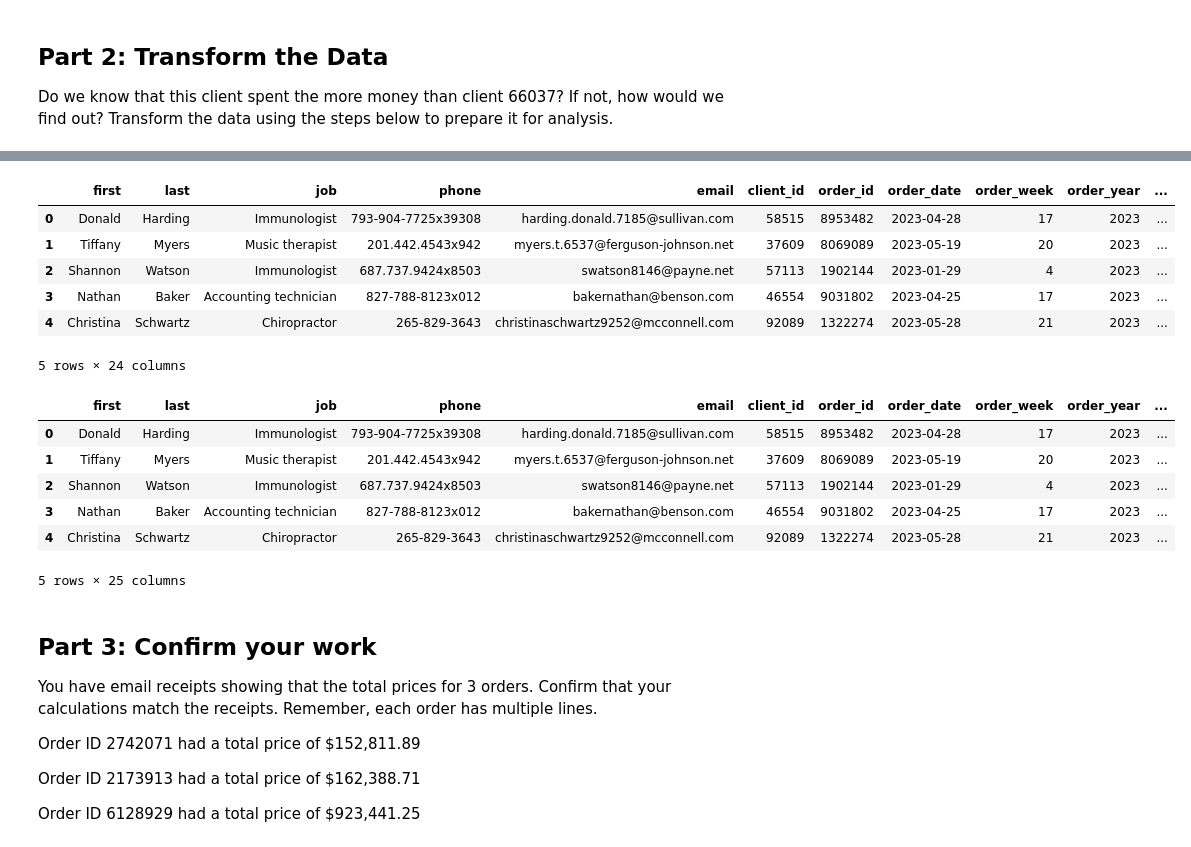
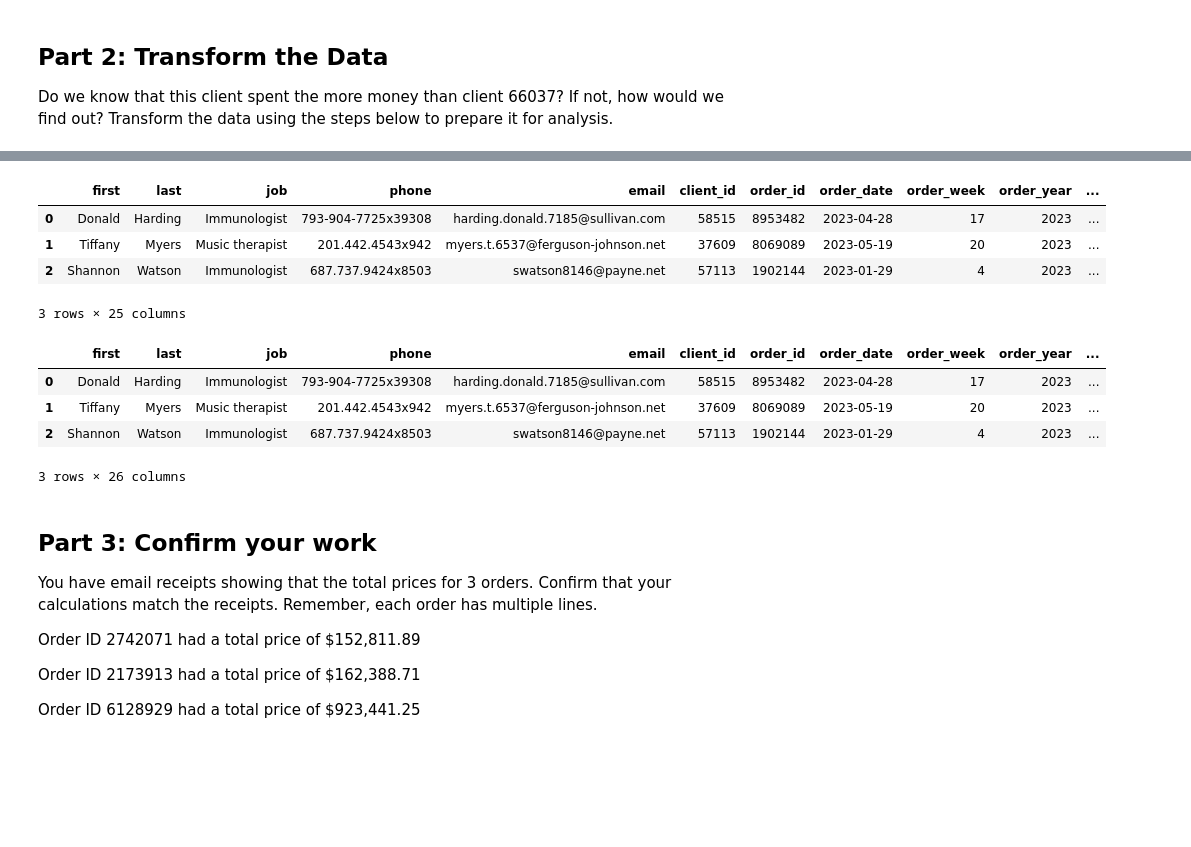
Before and after one commit to Salsonmez/pandas-challenge-1, a Jupyter notebook: wholesale_data_analysis_starter_code.ipynb, the cells around one changed output, grey strips where cells are left out. Saved outputs shown, nothing was run; the diff lists cells and outputs as text; code cells hidden in the pictures; blank space fills up the shorter version.

```diff
--- a/wholesale_data_analysis_starter_code.ipynb
+++ b/wholesale_data_analysis_starter_code.ipynb
@@ -132,6 +116,9 @@ df[['qty', 'unit_price', 'line_subtotal']].head()
 # %%
 # Create a column for shipping price.
 # Assume a shipping price of $7 per pound for orders over 50 pounds and $10 per pound for items 50 pounds or under.
-df['shipping_price'] = df['unit_weight'].apply(lambda x: x * 7 if x > 50 else x * 10)
-df[['order_id', 'unit_weight', 'shipping_price']].head()
+df['total_weight'] = df['qty'] * df['unit_weight']
+over_50_pounds = 7
+under_50_pounds = 10
+df['shipping_price'] = df.apply(lambda row: row['total_weight'] * over_50_pounds if row['total_weight'] > 50 else row['total_weight'] * under_50_pounds, axis=1)
+df[['unit_price', 'unit_weight', 'qty', 'total_weight', 'shipping_price']].head(3)
 # %% [output]
@@ -144,9 +129,9 @@ df[['order_id', 'unit_weight', 'shipping_price']].head()
 # %%
 # Create a column for the total price using the subtotal and the shipping price along with a sales tax of 9.25%
 
-df['sales_tax'] = 0.0925
-df['total_price'] = df['line_subtotal'] + df['shipping_price']
-df['total_price_with_sales_tax'] = df['total_price'] * (1 + df['sales_tax'])
-
-df[['qty', 'unit_price', 'line_subtotal', 'unit_weight', 'shipping_price', 'total_price_with_sales_tax']].head()
+sales_tax = 0.0925
+df['line_price'] = df['line_subtotal'] + df['shipping_price']
+df['line_price'] *= (1 + sales_tax)
+df['line_price'] = df['line_price'].round(2)
+df[['line_subtotal', 'shipping_price', 'line_price']].head(3)
 # %% [output]
@@ -159,30 +142,24 @@ df[['qty', 'unit_price', 'line_subtotal', 'unit_weight', 'shipping_price', 'tota
 # %%
 # Create a column for the cost of each line using unit cost, qty, and
 # shipping price (assume the shipping cost is exactly what is charged to the client).
-
-df['cost_each_line'] = df['unit_price'] * df['qty'] + df['shipping_price']
-df.head()
+df['line_cost'] = df['unit_cost'] * df['qty'] + df['shipping_price']
+df.head(3)
 # %% [output]
 |  | first | last | job | phone | email | client_id | order_id | order_date | order_week | order_year | ... |
 | 0 | Donald | Harding | Immunologist | 793-904-7725x39308 | harding.donald.7185@sullivan.com | 58515 | 8953482 | 2023-04-28 | 17 | 2023 | ... |
 | 1 | Tiffany | Myers | Music therapist | 201.442.4543x942 | myers.t.6537@ferguson-johnson.net | 37609 | 8069089 | 2023-05-19 | 20 | 2023 | ... |
 | 2 | Shannon | Watson | Immunologist | 687.737.9424x8503 | swatson8146@payne.net | 57113 | 1902144 | 2023-01-29 | 4 | 2023 | ... |
-| 3 | Nathan | Baker | Accounting technician | 827-788-8123x012 | bakernathan@benson.com | 46554 | 9031802 | 2023-04-25 | 17 | 2023 | ... |
-| 4 | Christina | Schwartz | Chiropractor | 265-829-3643 | christinaschwartz9252@mcconnell.com | 92089 | 1322274 | 2023-05-28 | 21 | 2023 | ... |
-5 rows × 24 columns
+3 rows × 25 columns
 # %%
 # Create a column for the profit of each line using line cost and line price
-
-df['profit'] = df['total_price_with_sales_tax'] - df['cost_each_line']
-df.head()
+df['line_profit'] = df['line_price'] - df['line_cost']
+df.head(3)
 # %% [output]
 |  | first | last | job | phone | email | client_id | order_id | order_date | order_week | order_year | ... |
 | 0 | Donald | Harding | Immunologist | 793-904-7725x39308 | harding.donald.7185@sullivan.com | 58515 | 8953482 | 2023-04-28 | 17 | 2023 | ... |
 | 1 | Tiffany | Myers | Music therapist | 201.442.4543x942 | myers.t.6537@ferguson-johnson.net | 37609 | 8069089 | 2023-05-19 | 20 | 2023 | ... |
 | 2 | Shannon | Watson | Immunologist | 687.737.9424x8503 | swatson8146@payne.net | 57113 | 1902144 | 2023-01-29 | 4 | 2023 | ... |
-| 3 | Nathan | Baker | Accounting technician | 827-788-8123x012 | bakernathan@benson.com | 46554 | 9031802 | 2023-04-25 | 17 | 2023 | ... |
-| 4 | Christina | Schwartz | Chiropractor | 265-829-3643 | christinaschwartz9252@mcconnell.com | 92089 | 1322274 | 2023-05-28 | 21 | 2023 | ... |
-5 rows × 25 columns
+3 rows × 26 columns
 # %% [markdown]
 ## Part 3: Confirm your work
 You have email receipts showing that the total prices for 3 orders. Confirm that your calculations match the receipts. Remember, each order has multiple lines.
```
Also changed, not shown: parts of 14 cells of this notebook.
